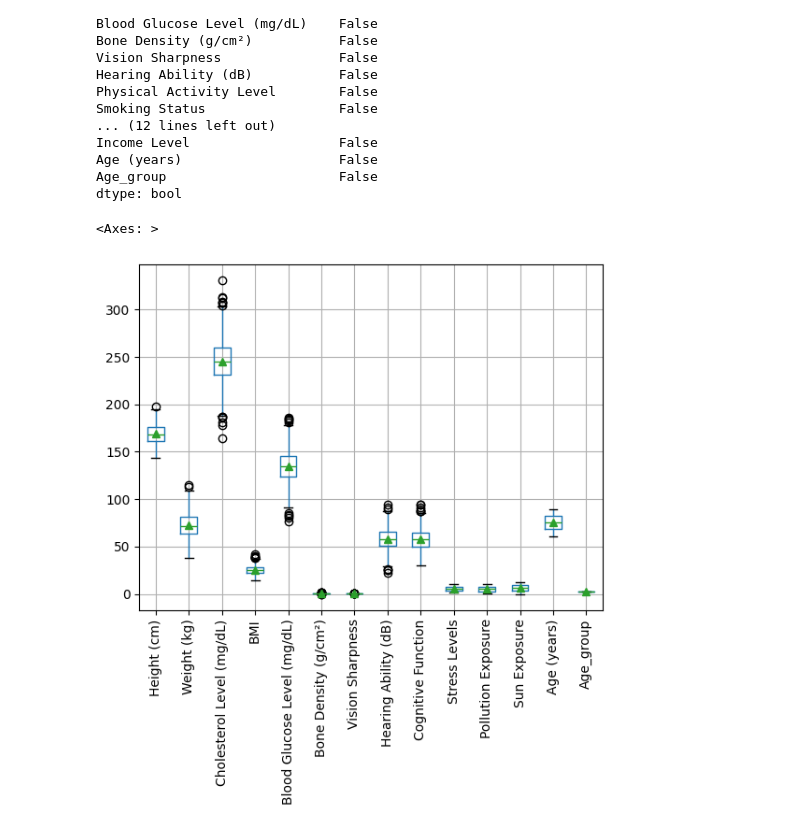
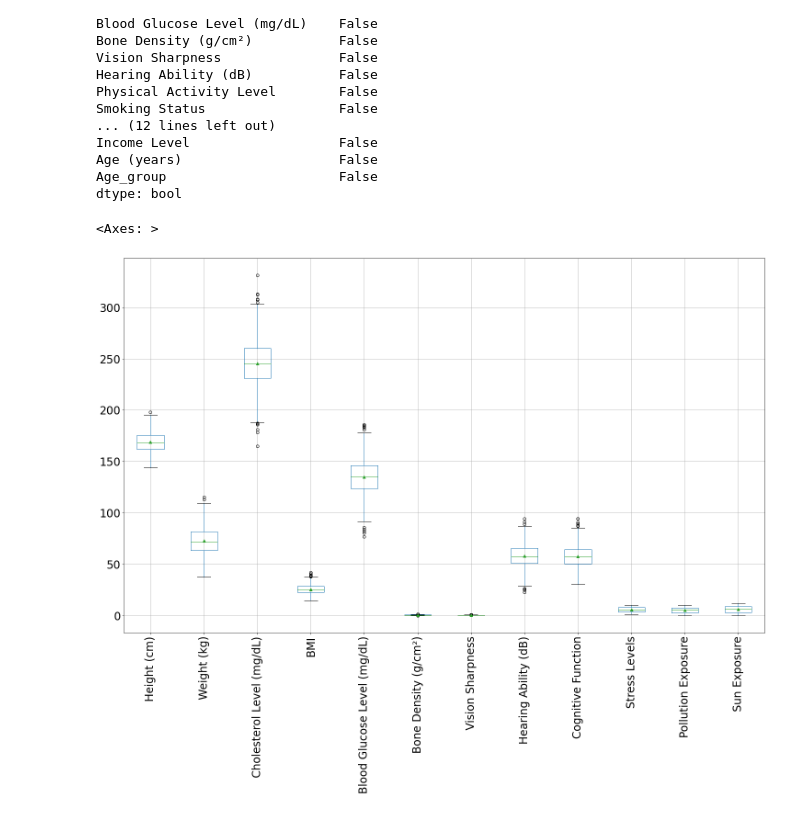
Before and after one commit to PauRF03/practica-MIDA, a Jupyter notebook: Preprocessing.ipynb, the cells around one changed output. Saved outputs shown, nothing was run; the diff lists cells and outputs as text; code cells hidden in the pictures.

```diff
--- a/Preprocessing.ipynb
+++ b/Preprocessing.ipynb
@@ -71,9 +71,12 @@ Age_group                      False
 dtype: bool
 # %%
 avis = data[data['Age_group'] == 2]
-avis.boxplot(meanline=False,showmeans=True,rot=90,return_type='axes')
+numerics = ['int16', 'int32', 'int64', 'float16', 'float32', 'float64']
+columns = list(avis.select_dtypes(include=numerics))
+columns = columns[:len(columns)-2]
+avis.boxplot(meanline=False,showmeans=True,rot=90,return_type='axes', column=columns, figsize=(25,15), fontsize=24)
 # %% [output]
 <Axes: >
-[figure, old version]
+[figure, new version]
 # %%
 adults = data[data['Age_group'] == 1]
```
Also changed, not shown: parts of 10 cells of this notebook.
